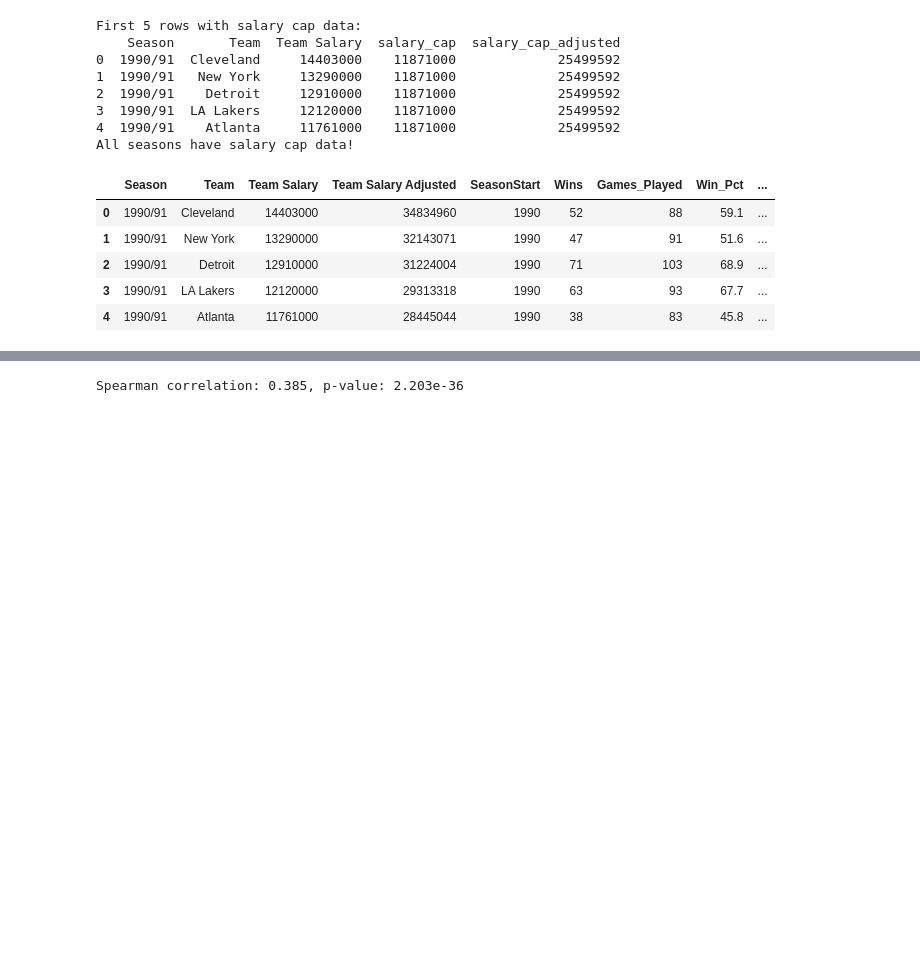
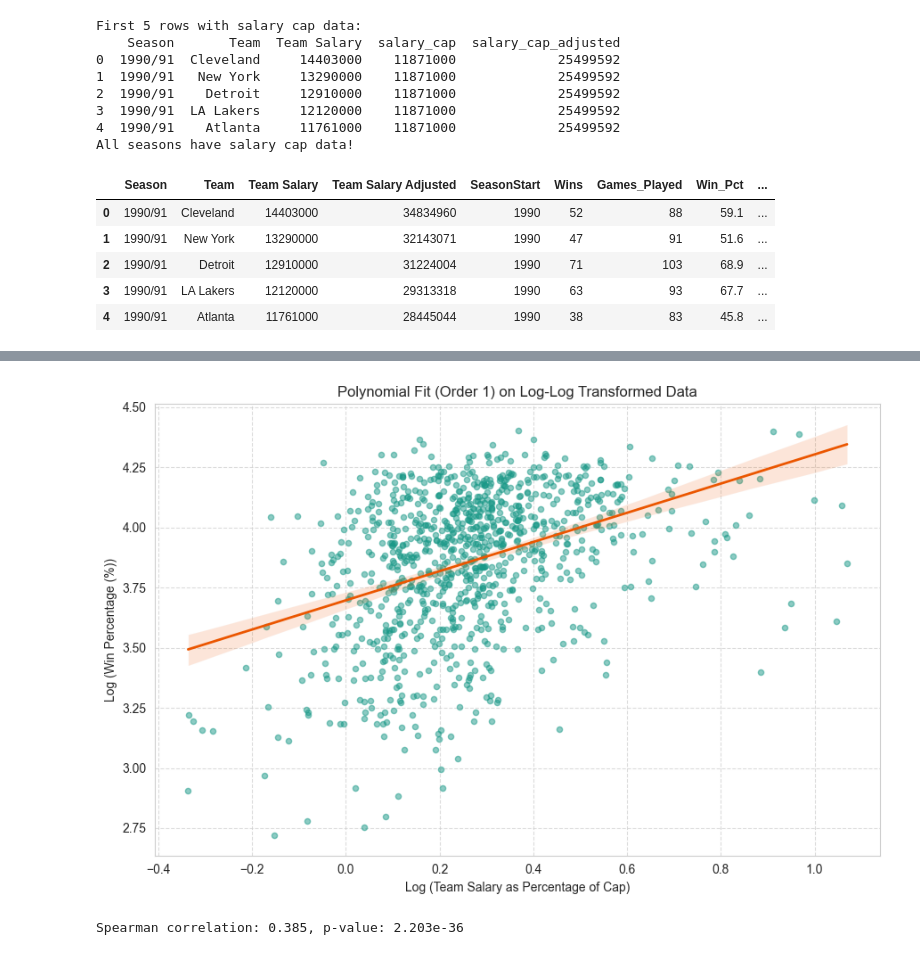
Before and after one commit to 5v3nn/uzh-esc403-data-science-project-nba, a Jupyter notebook: financial_influence.ipynb, the cells around one changed output, grey strips where cells are left out. Drawn from its saved outputs; the diff is of its cells as text; code cells hidden in the pictures; blank space fills up the shorter version.

```diff
--- a/financial_influence.ipynb
+++ b/financial_influence.ipynb
@@ -859,3 +940,45 @@ plt.show()
+# %%
+# ...existing code...
+import matplotlib.pyplot as plt
+import pandas as pd # Assuming salary_with_wins is a pandas DataFrame
+import numpy as np  # For np.log
+import seaborn as sns # For sns.regplot
+
+# Ensure data is positive for log scale
+plot_data_log = salary_with_wins[
+    (salary_with_wins['salary_pct_cap'] > 0) & (salary_with_wins['Win_Pct'] > 0)
+]
+
+# Create new columns for the log-transformed data
+# Make a copy to avoid SettingWithCopyWarning when adding new columns
+plot_data_log = plot_data_log.copy()
+plot_data_log['log_salary_pct_cap'] = np.log(plot_data_log['salary_pct_cap'])
+plot_data_log['log_Win_Pct'] = np.log(plot_data_log['Win_Pct'])
+
+# --- Plotting the log-transformed data with a regression line ---
+plt.figure(figsize=(9, 6)) # Adjusted figure size for better readability
+
+# Define the order of the polynomial you want to fit to the log-transformed data
+poly_order = 1 # Example: 1 for linear, 2 for quadratic, 3 for cubic
+
+sns.regplot(
+    data=plot_data_log,
+    x='log_salary_pct_cap',
+    y='log_Win_Pct',
+    order=poly_order,  # You can change this order
+    scatter_kws={'alpha': 0.5, 's': 20, "color": "#1a9988"}, # Scatter plot aesthetics
+    line_kws={"color": "#eb5600", "linewidth": 2}           # Regression line aesthetics
+)
+
+plt.xlabel("Log (Team Salary as Percentage of Cap)")
+plt.ylabel("Log (Win Percentage (%))")
+plt.title(f"Polynomial Fit (Order {poly_order}) on Log-Log Transformed Data")
+plt.grid(True, linestyle='--', alpha=0.7)
+plt.tight_layout()
+plt.show()
+# ...existing code...
+# %% [output]
+[figure, added]
 # %%
 corr, pval = spearmanr(salary_with_wins["salary_pct_cap"], salary_with_wins["Win_Pct"])
 print(f"Spearman correlation: {corr:.3f}, p-value: {pval:.3e}")
```
Also changed, not shown: parts of 8 cells of this notebook, 4 other files.
